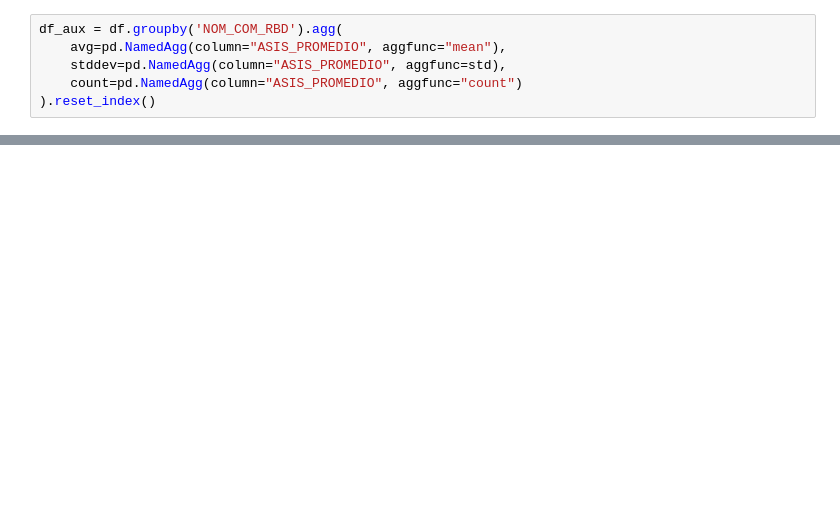
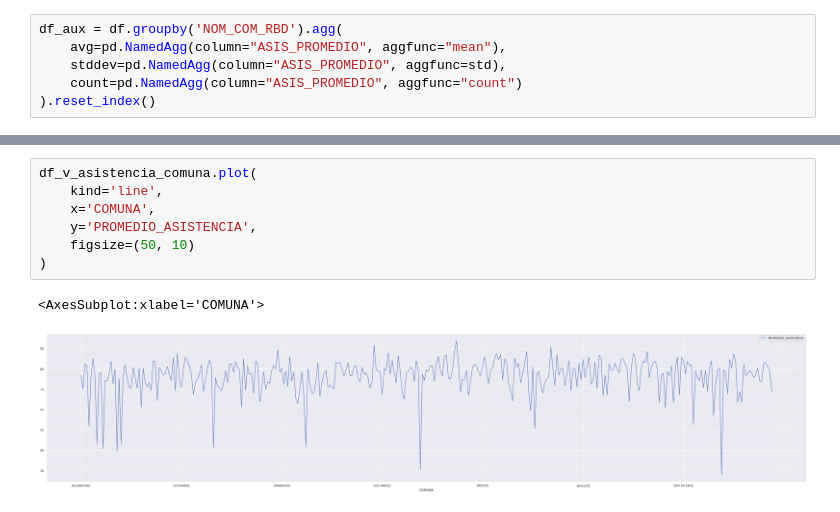
Before and after one commit to napb/abd_tarea1, a Jupyter notebook: 5/5.ipynb, the cells around one changed output, grey strips where cells are left out. Drawn from its saved outputs; the diff is of its cells as text; blank space fills up the shorter version.

```diff
--- a/5/5.ipynb
+++ b/5/5.ipynb
@@ -56,0 +122,10 @@ plt.xticks(rotation=45)
+# %%
+df_v_asistencia_comuna.plot(
+    kind='line',
+    x='COMUNA',
+    y='PROMEDIO_ASISTENCIA',
+    figsize=(50, 10)
+)
+# %% [output]
+<AxesSubplot:xlabel='COMUNA'>
+[figure, added]
```
Also changed, not shown: parts of 17 cells of this notebook.
